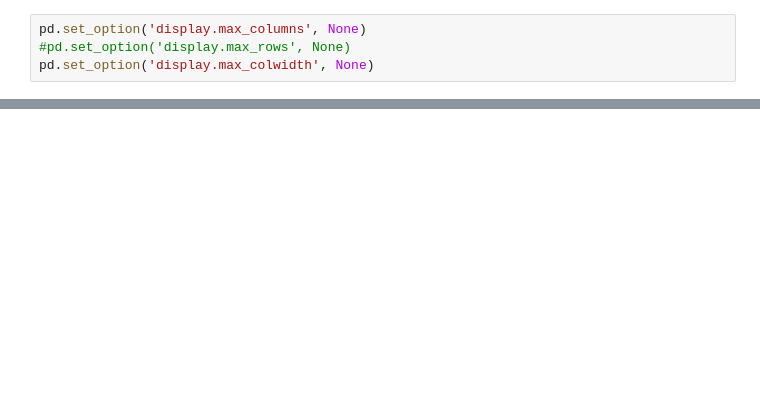
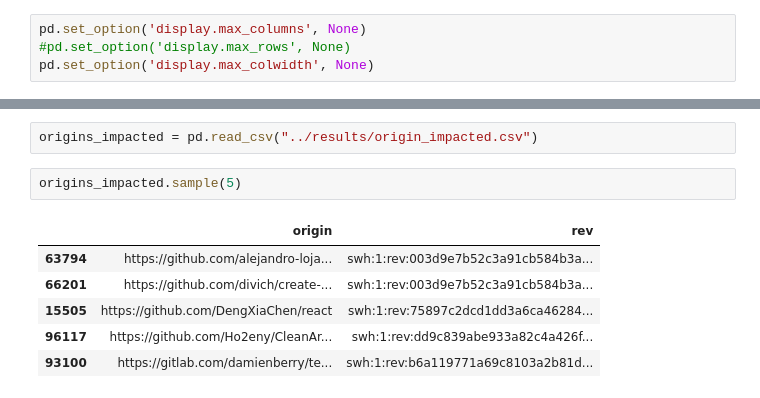
Before and after one commit to srapaport/modified-files, a Jupyter notebook: python/analysis.ipynb, the cells around one changed output, grey strips where cells are left out. Saved outputs shown, nothing was run; the diff lists cells and outputs as text; blank space fills up the shorter version.

```diff
--- a/python/analysis.ipynb
+++ b/python/analysis.ipynb
@@ -57,0 +83,11 @@ df.loc[df['path'].str.contains("license", case=False) & df['branch'].str.contain
+# %%
+origins_impacted = pd.read_csv("../results/origin_impacted.csv")
+# %%
+origins_impacted.sample(5)
+# %% [output]
+|  | origin | rev |
+| 63794 | https://github.com/alejandro-loja... | swh:1:rev:003d9e7b52c3a91cb584b3a... |
+| 66201 | https://github.com/divich/create-... | swh:1:rev:003d9e7b52c3a91cb584b3a... |
+| 15505 | https://github.com/DengXiaChen/react | swh:1:rev:75897c2dcd1dd3a6ca46284... |
+| 96117 | https://github.com/Ho2eny/CleanAr... | swh:1:rev:dd9c839abe933a82c4a426f... |
+| 93100 | https://gitlab.com/damienberry/te... | swh:1:rev:b6a119771a69c8103a2b81d... |
```
Also changed, not shown: parts of 18 cells of this notebook, 4 other files.
